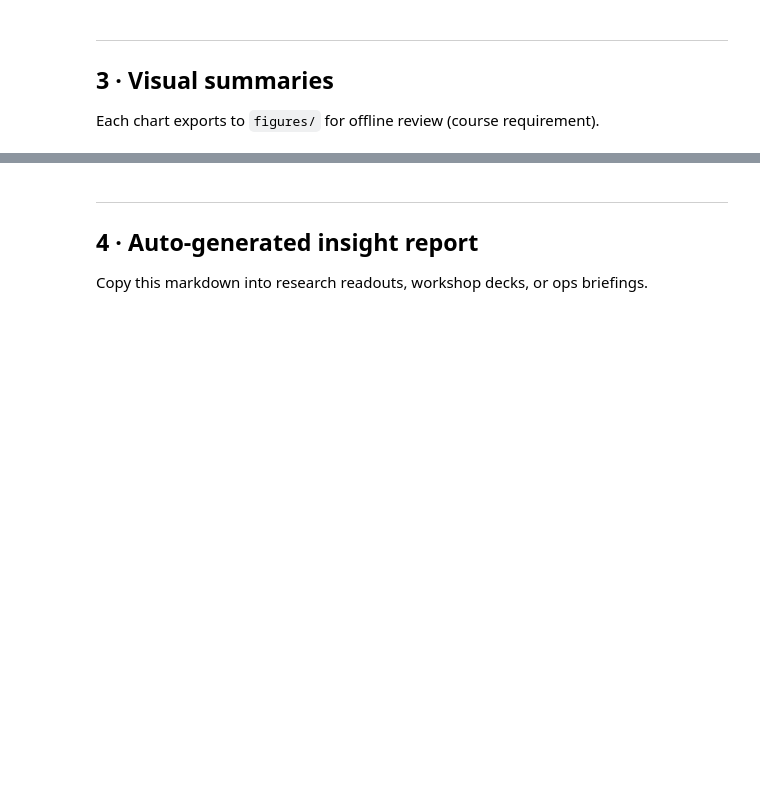
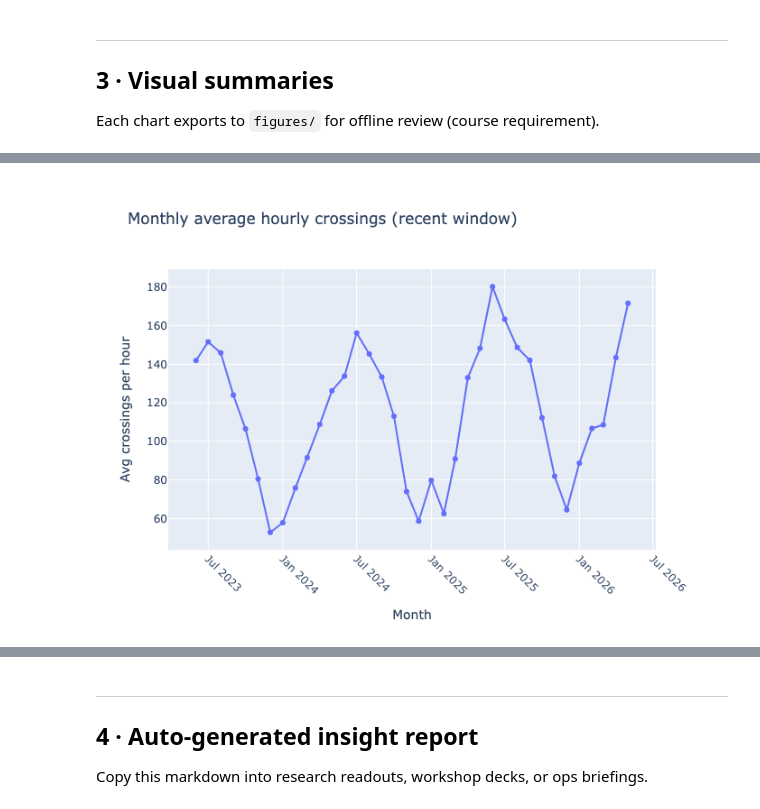
Before and after one commit to AnsirU/hcde530, a Jupyter notebook: MP2/mp2_notebook.ipynb, the cells around one changed output, grey strips where cells are left out. Cells and saved outputs as stored; diff of their text form; code cells hidden in the pictures; blank space fills up the shorter version.

```diff
--- a/MP2/mp2_notebook.ipynb
+++ b/MP2/mp2_notebook.ipynb
@@ -159,17 +164,19 @@ fig_heat.show()
 # %%
 # Line: monthly trend (last 36 months for readability)
 plot_monthly = monthly_df.tail(36)
 fig_month = px.line(
     plot_monthly,
     x="year_month",
     y="avg_hourly_crossings",
     markers=True,
     title="Monthly average hourly crossings (recent window)",
     labels={"year_month": "Month", "avg_hourly_crossings": "Avg crossings per hour"},
 )
 fig_month.update_xaxes(tickangle=45)
 fig_month.write_image(FIG_DIR / "monthly_trend.png")
-fig_month.show()
+display(Image(filename=str(FIG_DIR / "monthly_trend.png")))
+# %% [output]
+[figure, added]
 # %%
 # Bar: top peak hours
 fig_peak = px.bar(
```
Also changed, not shown: parts of 5 cells of this notebook.
